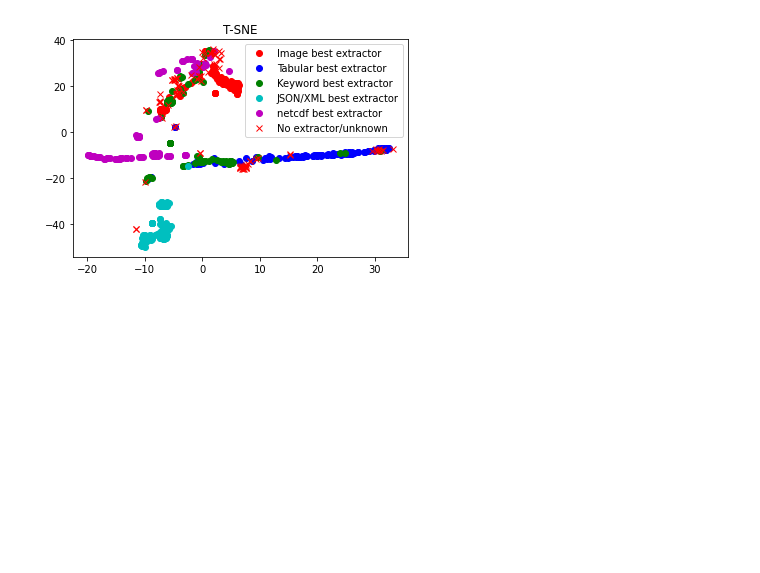
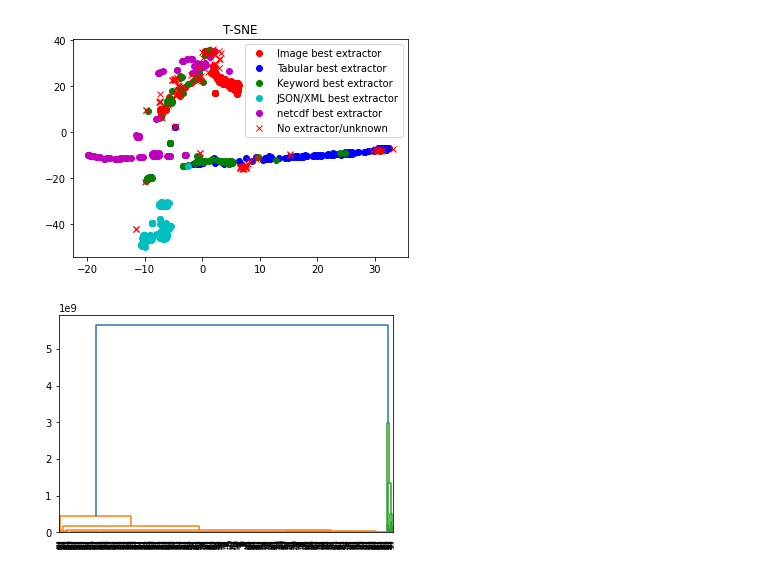
Before and after one commit to xtracthub/MetaDataExtractionModel, a Jupyter notebook: subdataset/subsetAnalysis7.ipynb, the cells around one changed output. Saved outputs shown, nothing was run; the diff lists cells and outputs as text; code cells hidden in the pictures; blank space fills up the shorter version.

```diff
--- a/subdataset/subsetAnalysis7.ipynb
+++ b/subdataset/subsetAnalysis7.ipynb
@@ -182,3 +202,7 @@ two_grams_tsne = tsne_after_pca.fit_transform(two_grams_total_dataset)
 plot_extractors_against_feature_reduction(all_file_data, two_grams_tsne, "T-SNE")
 # %% [output]
 [figure]
+# %%
+dendro2gram = sch.dendrogram(sch.linkage(two_grams_total_dataset, method='ward'))
+# %% [output]
+[figure, added]
```
Also changed, not shown: parts of 3 cells of this notebook, 5 other files.
